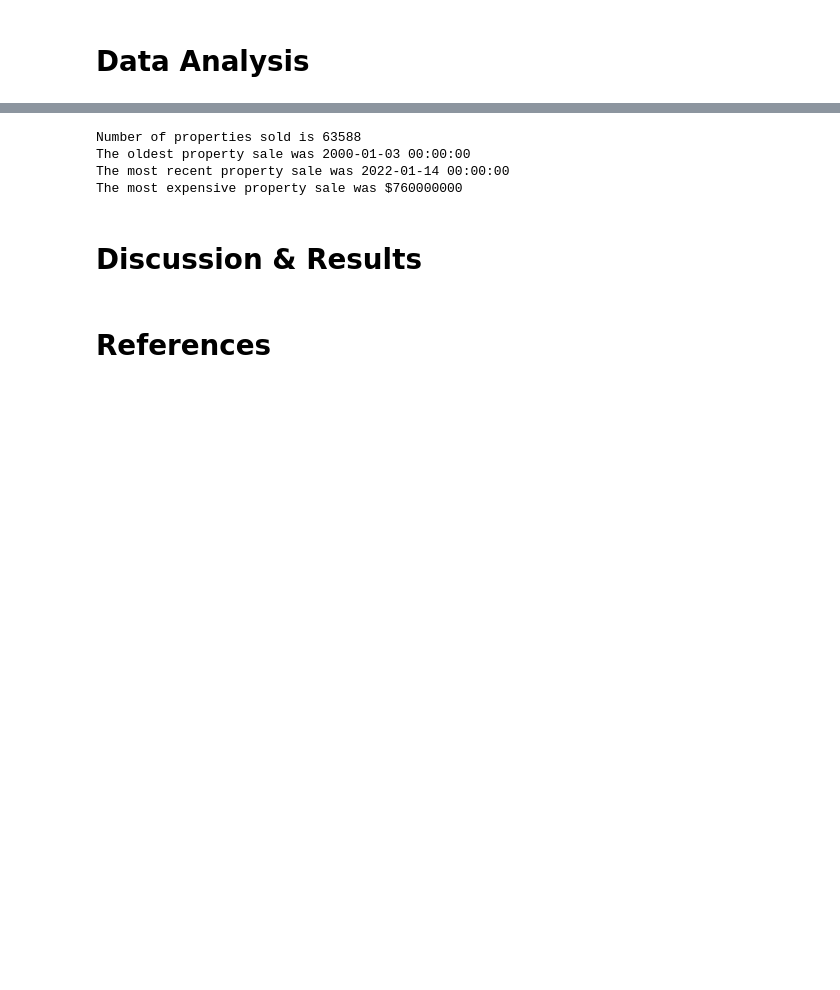
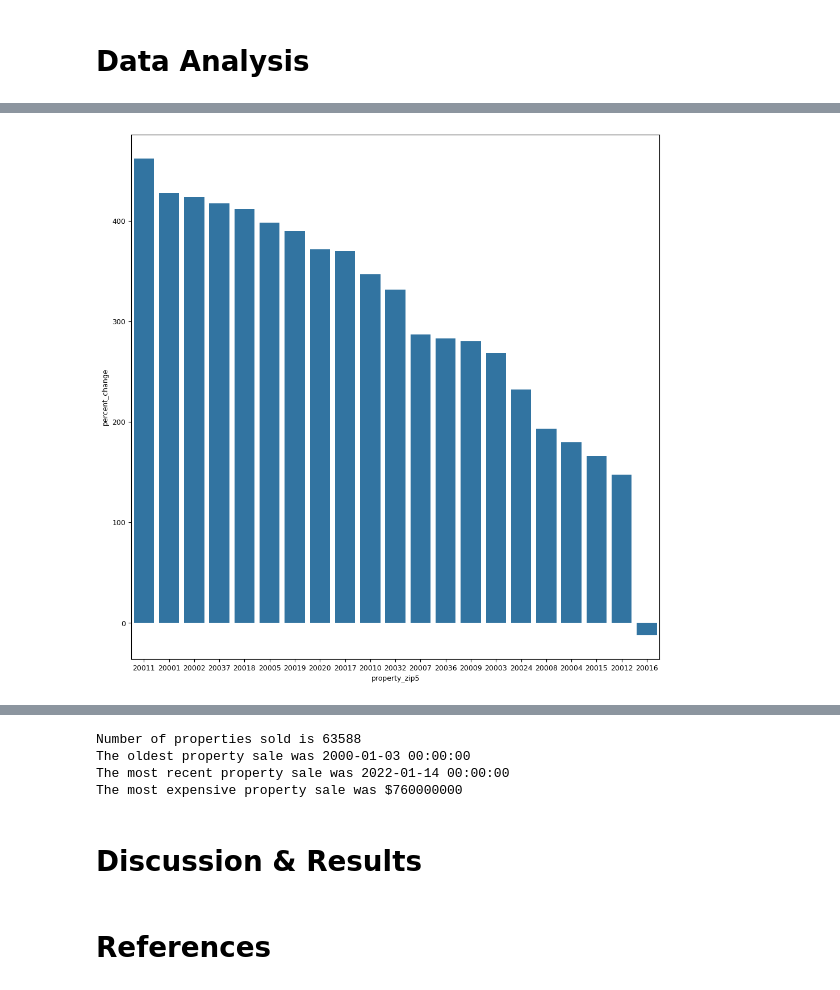
Before and after one commit to sierraperezdavid31/CIS9650-DC-Sales, a Jupyter notebook: Group_Project_15.ipynb, the cells around one changed output, grey strips where cells are left out. Saved outputs shown, nothing was run; the diff lists cells and outputs as text; code cells hidden in the pictures; blank space fills up the shorter version.

```diff
--- a/Group_Project_15.ipynb
+++ b/Group_Project_15.ipynb
@@ -308,3 +344,11 @@ plt.show()
+# %%
+fig, ax = plt.subplots(figsize = (12,12))
+
+ax = sns.barplot(data = both_year, x = 'property_zip5', y = 'percent_change')
+
+plt.show()
+# %% [output]
+[figure, added]
 # %%
 # Sale Date breakdown by Year
 # David
```
Also changed, not shown: parts of 8 cells of this notebook.
